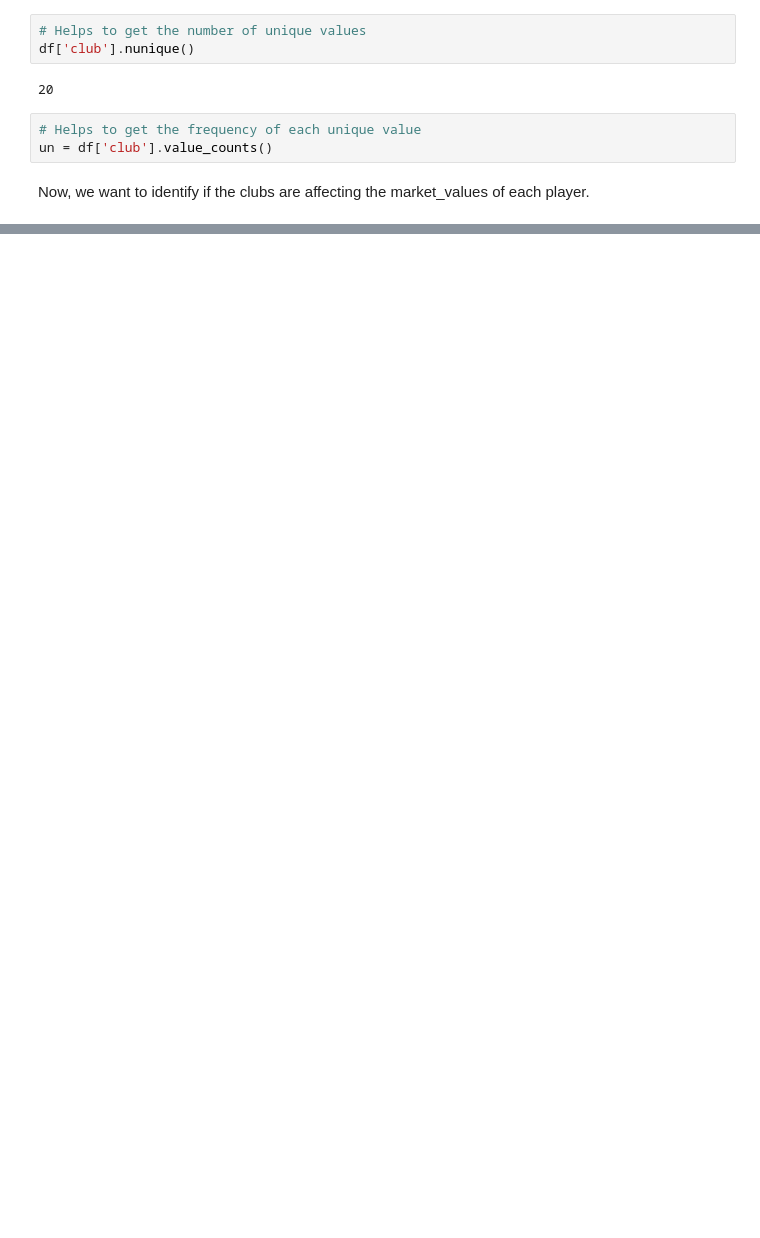
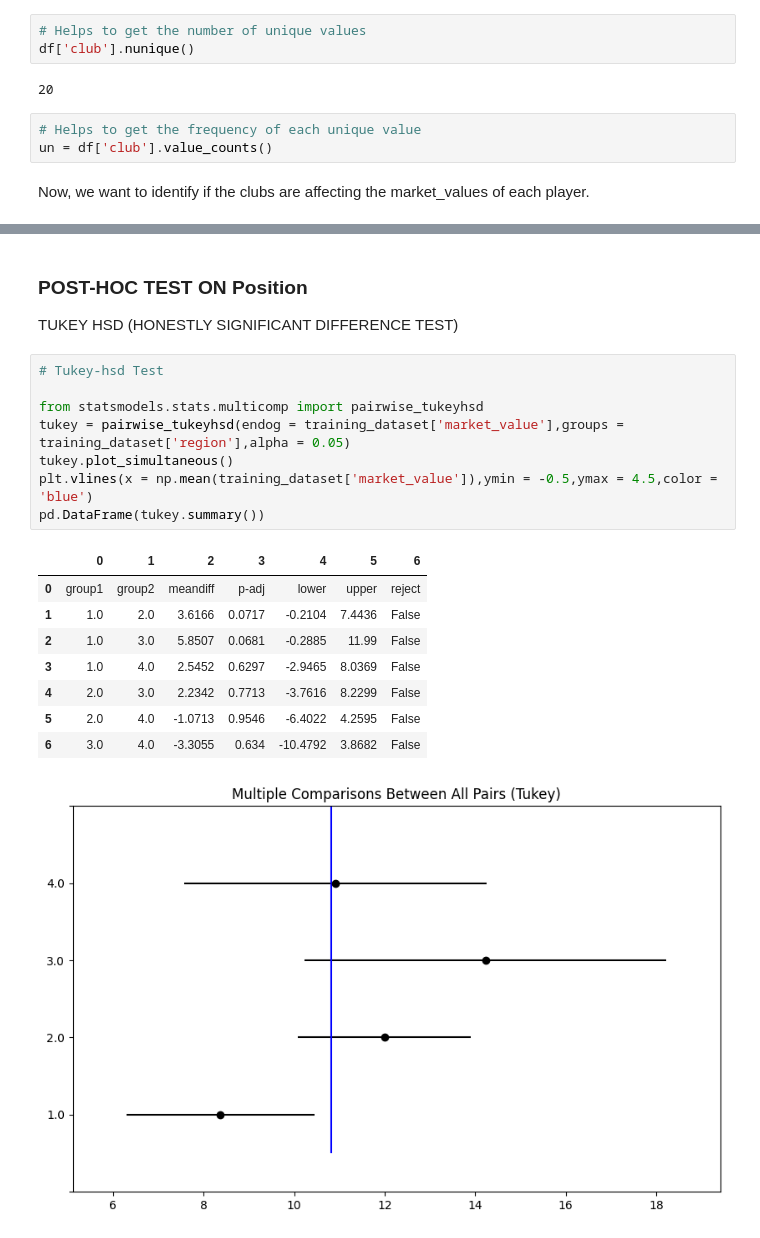
Before and after one commit to rishi0282/Data-Science, a Jupyter notebook: Price_prediction_model/football_player_price_prediction_model.ipynb, the cells around one changed output, grey strips where cells are left out. Drawn from its saved outputs; the diff is of its cells as text; blank space fills up the shorter version.

Commit message:
More DATA EXPLORATION

```diff
--- a/Price_prediction_model/football_player_price_prediction_model.ipynb
+++ b/Price_prediction_model/football_player_price_prediction_model.ipynb
@@ -404,0 +433,21 @@ pvalue = 0.022196
+# %% [markdown]
+### POST-HOC TEST ON Position
+TUKEY HSD (HONESTLY SIGNIFICANT DIFFERENCE TEST)
+# %%
+# Tukey-hsd Test
+
+from statsmodels.stats.multicomp import pairwise_tukeyhsd
+tukey = pairwise_tukeyhsd(endog = training_dataset['market_value'],groups = training_dataset['region'],alpha = 0.05)
+tukey.plot_simultaneous()
+plt.vlines(x = np.mean(training_dataset['market_value']),ymin = -0.5,ymax = 4.5,color = 'blue')
+pd.DataFrame(tukey.summary())
+# %% [output]
+|  | 0 | 1 | 2 | 3 | 4 | 5 | 6 |
+| 0 | group1 | group2 | meandiff | p-adj | lower | upper | reject |
+| 1 | 1.0 | 2.0 | 3.6166 | 0.0717 | -0.2104 | 7.4436 | False |
+| 2 | 1.0 | 3.0 | 5.8507 | 0.0681 | -0.2885 | 11.99 | False |
+| 3 | 1.0 | 4.0 | 2.5452 | 0.6297 | -2.9465 | 8.0369 | False |
+| 4 | 2.0 | 3.0 | 2.2342 | 0.7713 | -3.7616 | 8.2299 | False |
+| 5 | 2.0 | 4.0 | -1.0713 | 0.9546 | -6.4022 | 4.2595 | False |
+| 6 | 3.0 | 4.0 | -3.3055 | 0.634 | -10.4792 | 3.8682 | False |
+[figure, added]
```
Also changed, not shown: parts of 28 cells of this notebook.
